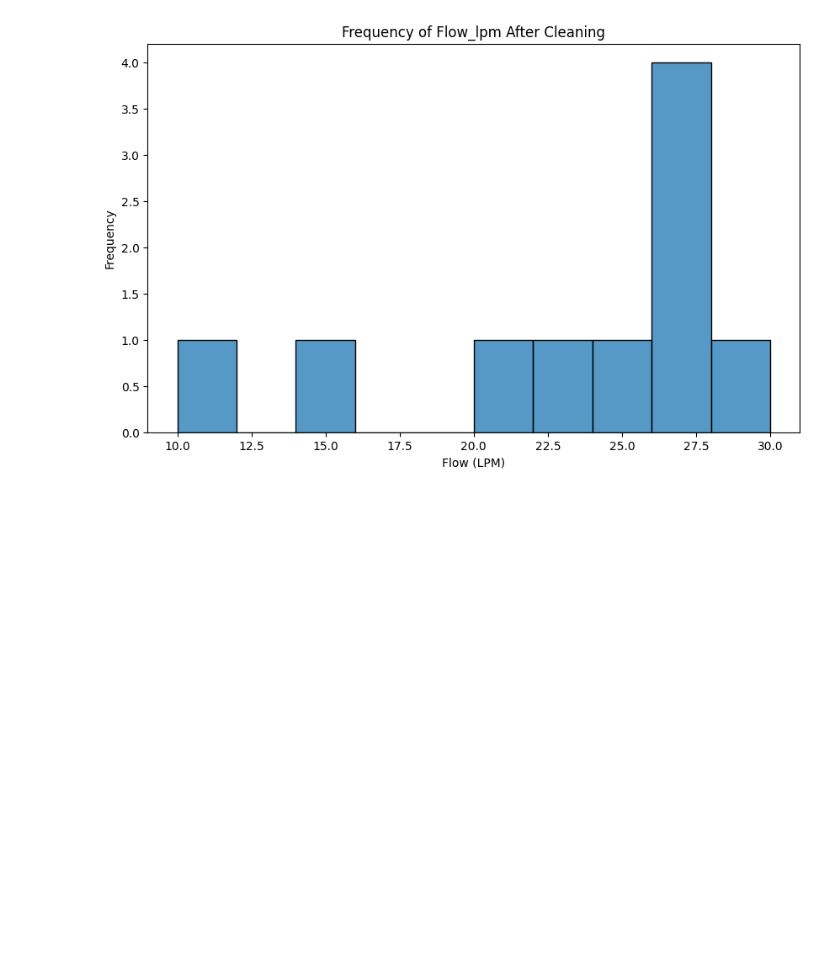
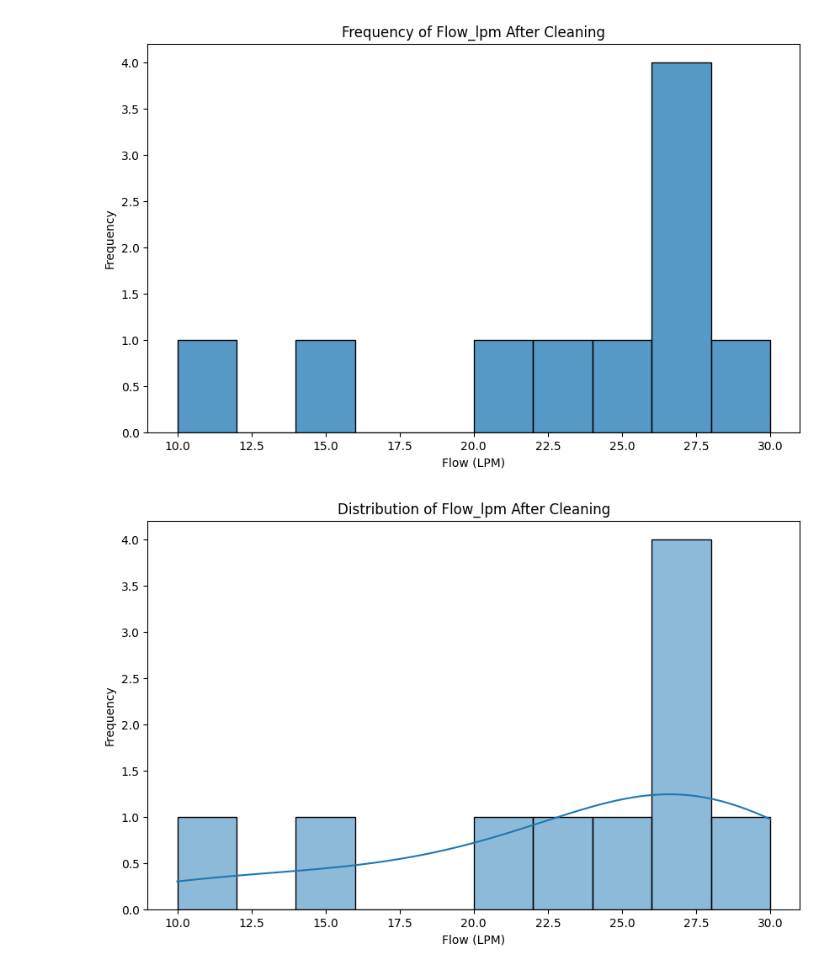
Before and after one commit to arimbawa/Big-Data, a Jupyter notebook: 03_Big_Data_Cleaning.ipynb, the cells around one changed output. Drawn from its saved outputs; the diff is of its cells as text; code cells hidden in the pictures; blank space fills up the shorter version.

```diff
--- a/03_Big_Data_Cleaning.ipynb
+++ b/03_Big_Data_Cleaning.ipynb
@@ -196,3 +196,14 @@ plt.ylabel("Frequency")
 plt.show()
 # %% [output]
 [figure]
+# %%
+# Plot distribution of flow_lpm in df_clean data
+
+plt.figure(figsize=(10, 6))
+sns.histplot(df_clean["flow_lpm"], bins=10, kde=True) # kde=True adds a density curve
+plt.title("Distribution of Flow_lpm After Cleaning")
+plt.xlabel("Flow (LPM)")
+plt.ylabel("Frequency")
+plt.show()
+# %% [output]
+[figure, added]
```
